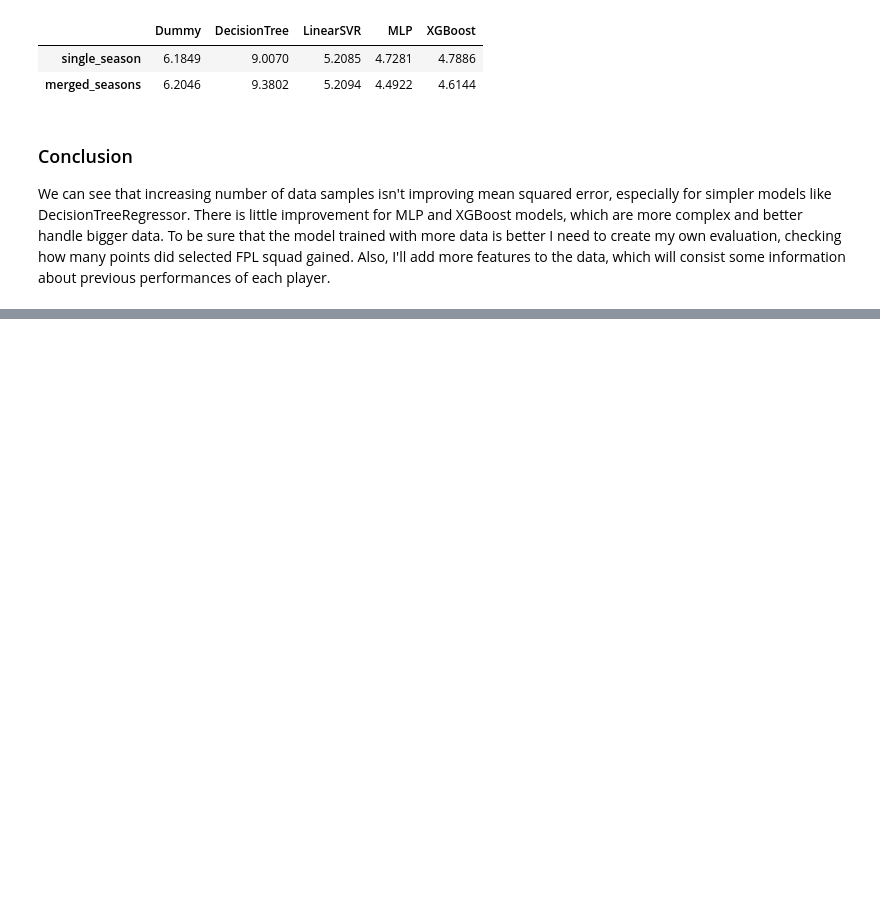
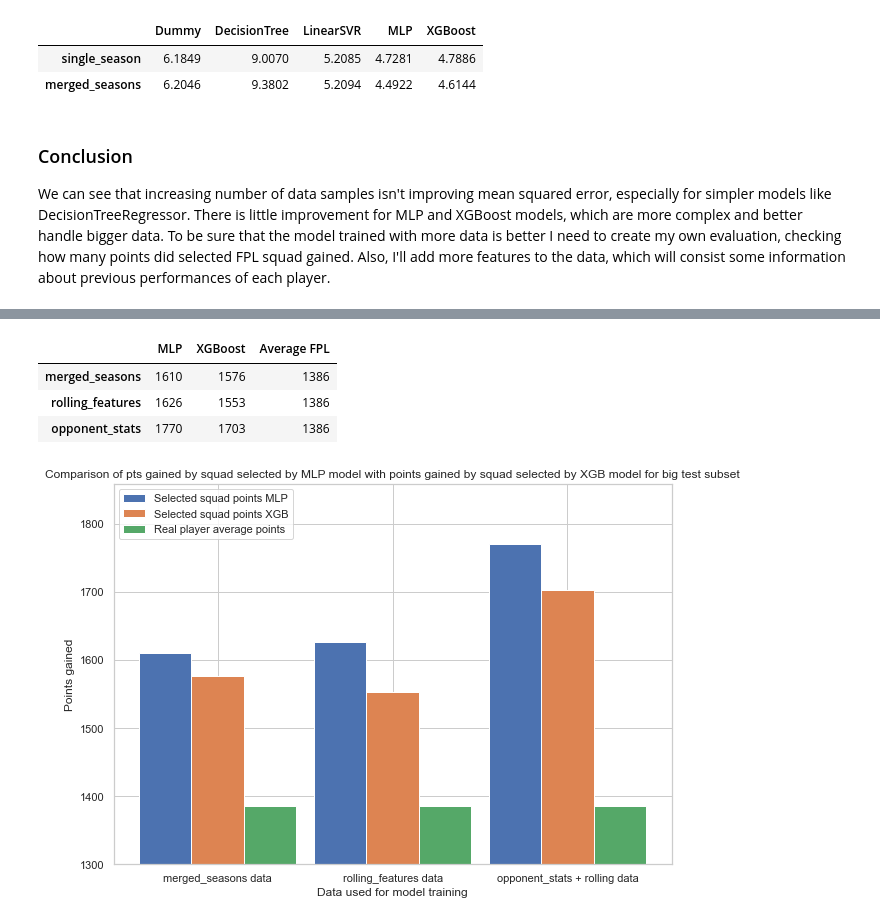
Before and after one commit to gracjans/FPL-AI-Manager_SwanseAI, a Jupyter notebook: reports/src/baseline_models_report.ipynb, the cells around one changed output, grey strips where cells are left out. Cells and saved outputs as stored; diff of their text form; code cells hidden in the pictures; blank space fills up the shorter version.

Commit message:
update baseline models raport

```diff
--- a/reports/src/baseline_models_report.ipynb
+++ b/reports/src/baseline_models_report.ipynb
@@ -30,0 +51,33 @@ Also, I'll add more features to the data, which will consist some information ab
+# %%
+models = ['MLP', 'XGBoost', 'Average FPL']
+points_gained_merged_seasons = [1610, 1576, 1386]
+points_gained_rolling_features = [1626, 1553, 1386]
+points_gained_opponent_stats = [1770, 1703, 1386]
+# %%
+# create dataframe with baseline_model as columns and scores as values
+points_gained = pd.DataFrame(data=np.array([points_gained_merged_seasons, points_gained_rolling_features, points_gained_opponent_stats]), columns=models, index=['merged_seasons', 'rolling_features', 'opponent_stats'])
+# %%
+points_gained
+# %% [output]
+|  | MLP | XGBoost | Average FPL |
+| merged_seasons | 1610 | 1576 | 1386 |
+| rolling_features | 1626 | 1553 | 1386 |
+| opponent_stats | 1770 | 1703 | 1386 |
+# %%
+plt.figure(figsize=(10,7))
+
+X_axis = np.arange(3)
+
+plt.bar(X_axis - 0.3, points_gained['MLP'], 0.3, label = 'Selected squad points MLP')
+plt.bar(X_axis, points_gained['XGBoost'], 0.3, label = 'Selected squad points XGB')
+plt.bar(X_axis + 0.3, points_gained['Average FPL'], 0.3, label = 'Real player average points')
+
+plt.xticks(X_axis, ['merged_seasons data', 'rolling_features data', 'opponent_stats + rolling data'])
+plt.xlabel("Data used for model training")
+plt.ylabel("Points gained")
+plt.ylim(1300)
+plt.title("Comparison of pts gained by squad selected by MLP model with points gained by squad selected by XGB model for big test subset")
+plt.legend(loc='upper left')
+plt.show()
+# %% [output]
+[figure, added]
```
Also changed, not shown: parts of 6 cells of this notebook.
